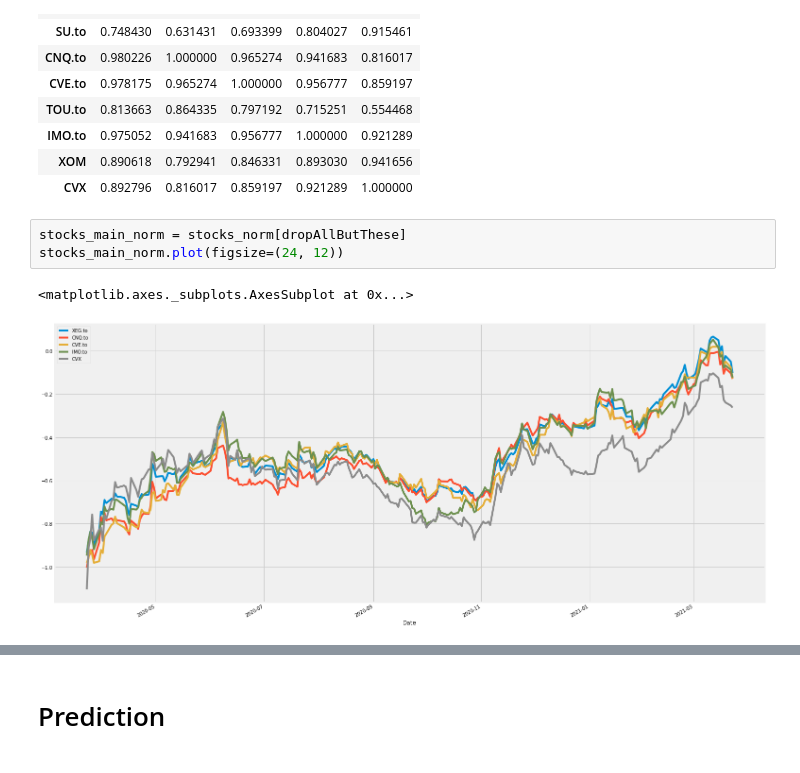
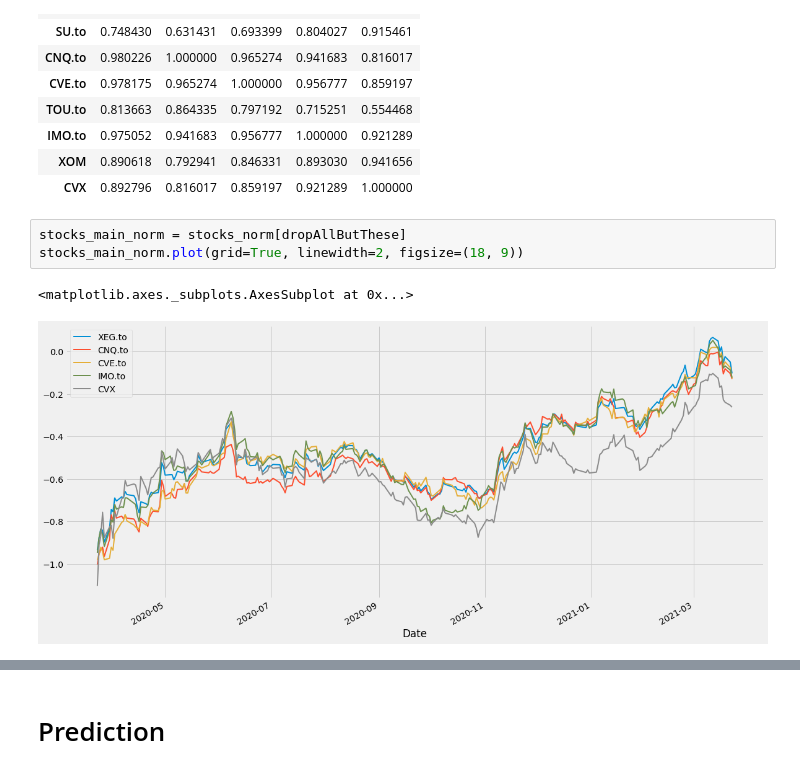
Before and after one commit to alik604/algorithmic-trading, a Jupyter notebook: XEG_ETF_decompotion_notebook.ipynb, the cells around one changed output, grey strips where cells are left out. Cells and saved outputs as stored; diff of their text form.

```diff
--- a/XEG_ETF_decompotion_notebook.ipynb
+++ b/XEG_ETF_decompotion_notebook.ipynb
@@ -214,8 +217,8 @@ corrwith[dropAllButThese]#.cumsum()
 | CVX | 0.892796 | 0.816017 | 0.859197 | 0.921289 | 1.000000 |
 # %%
 stocks_main_norm = stocks_norm[dropAllButThese]
-stocks_main_norm.plot(figsize=(24, 12))
+stocks_main_norm.plot(grid=True, linewidth=2, figsize=(18, 9))
 # %% [output]
 <matplotlib.axes._subplots.AxesSubplot at 0x...>
-[figure, old version]
+[figure, new version]
 # %%
```
Also changed, not shown: parts of 21 cells of this notebook.
